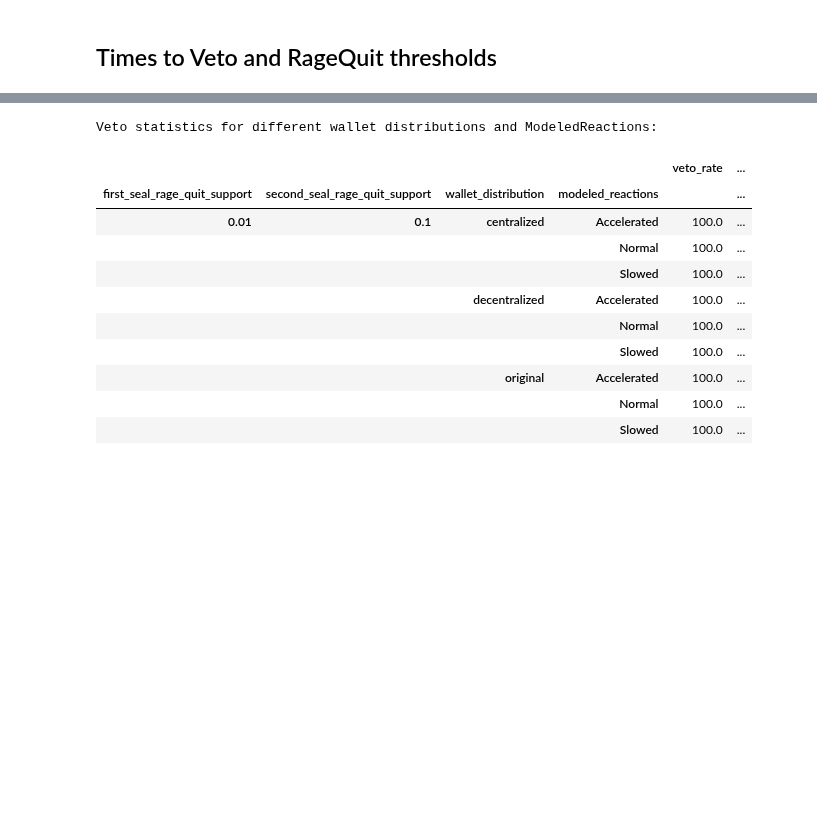
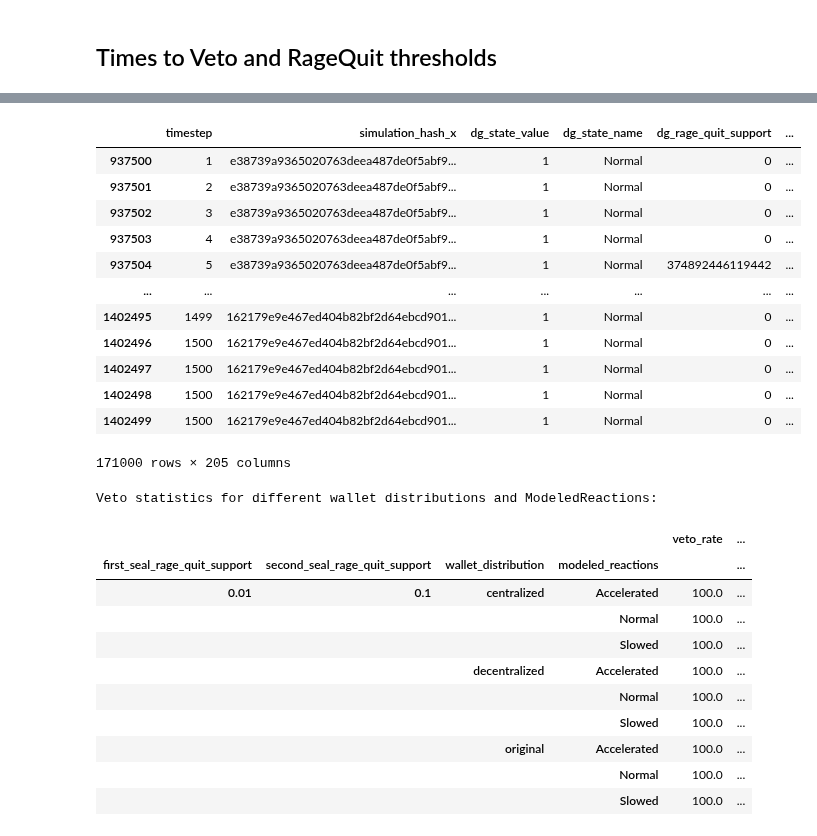
Before and after one commit to collectif-dao/dg-research, a Jupyter notebook: experiments/notebooks/clean_notebook_future_proof.ipynb, the cells around one changed output, grey strips where cells are left out. Cells and saved outputs as stored; diff of their text form; code cells hidden in the pictures; blank space fills up the shorter version.

```diff
--- a/experiments/notebooks/clean_notebook_future_proof.ipynb
+++ b/experiments/notebooks/clean_notebook_future_proof.ipynb
@@ -268,3 +268,28 @@ wallet_tuples = [('original', 'stETH token distribution  - stETH+wstETH holders.
                  ('decentralized', 'decentralized_wallet_distribution.csv')]
 wallet_distribution_map = {filename: name for name, filename in wallet_tuples}
 start_data_df_full['wallet_distribution'] = start_data_df_full.wallet_csv_name.map(wallet_distribution_map)
+# %%
+from experiments.analysis_utils.metrics import calculate_time_to_first_veto
+veto_times = calculate_time_to_first_veto(timestep_data_df_full, 2)
+
+additional_columns = ('wallet_distribution', 'modeled_reactions')
+# Merge with seal parameters
+veto_times_with_params = veto_times.merge(
+    start_data_df_full[['run_id', 'first_seal_rage_quit_support', 'second_seal_rage_quit_support', *additional_columns]],
+    on='run_id'
+)
+
+veto_times_with_params['3day_success'] = veto_times_with_params.time_to_first_veto_hours <= 24 * 3
+veto_times_with_params['4day_success'] = veto_times_with_params.time_to_first_veto_hours <= 24 * 4
+veto_times_with_params['5day_success'] = veto_times_with_params.time_to_first_veto_hours <= 24 * 5
+
+veto_stats = veto_times_with_params.groupby(['first_seal_rage_quit_support', 'second_seal_rage_quit_support', *additional_columns]).agg(
+    {
+        '3day_success': [('3day_success_rate', lambda x: x.mean() * 100)],
+        '4day_success': [('4day_success_rate', lambda x: x.mean() * 100)],
+        '5day_success': [('5day_success_rate', lambda x: x.mean() * 100)],
+        'time_to_first_veto_hours': [('median_time_to_veto_hours', 'median')],
+        'run_id': [('total_runs', 'count')]
+    }
+)
+display(veto_stats)
@@ -271,3 +446,19 @@ start_data_df_full['wallet_distribution'] = start_data_df_full.wallet_csv_name.m
+# %%
+timestep_data_df_full_with_params[mask]
+# %% [output]
+|  | timestep | simulation_hash_x | dg_state_value | dg_state_name | dg_rage_quit_support | ... |
+| 937500 | 1 | e38739a9365020763deea487de0f5abf9... | 1 | Normal | 0 | ... |
+| 937501 | 2 | e38739a9365020763deea487de0f5abf9... | 1 | Normal | 0 | ... |
+| 937502 | 3 | e38739a9365020763deea487de0f5abf9... | 1 | Normal | 0 | ... |
+| 937503 | 4 | e38739a9365020763deea487de0f5abf9... | 1 | Normal | 0 | ... |
+| 937504 | 5 | e38739a9365020763deea487de0f5abf9... | 1 | Normal | 374892446119442 | ... |
+| ... | ... | ... | ... | ... | ... | ... |
+| 1402495 | 1499 | 162179e9e467ed404b82bf2d64ebcd901... | 1 | Normal | 0 | ... |
+| 1402496 | 1500 | 162179e9e467ed404b82bf2d64ebcd901... | 1 | Normal | 0 | ... |
+| 1402497 | 1500 | 162179e9e467ed404b82bf2d64ebcd901... | 1 | Normal | 0 | ... |
+| 1402498 | 1500 | 162179e9e467ed404b82bf2d64ebcd901... | 1 | Normal | 0 | ... |
+| 1402499 | 1500 | 162179e9e467ed404b82bf2d64ebcd901... | 1 | Normal | 0 | ... |
+171000 rows × 205 columns
 # %%
 from experiments.analysis_utils.metrics import analyze_veto_timing_by_seals
 veto_stats = analyze_veto_timing_by_seals(timestep_data_df_full, start_data_df_full,
```
Also changed, not shown: parts of 3 cells of this notebook, 11 other files.
